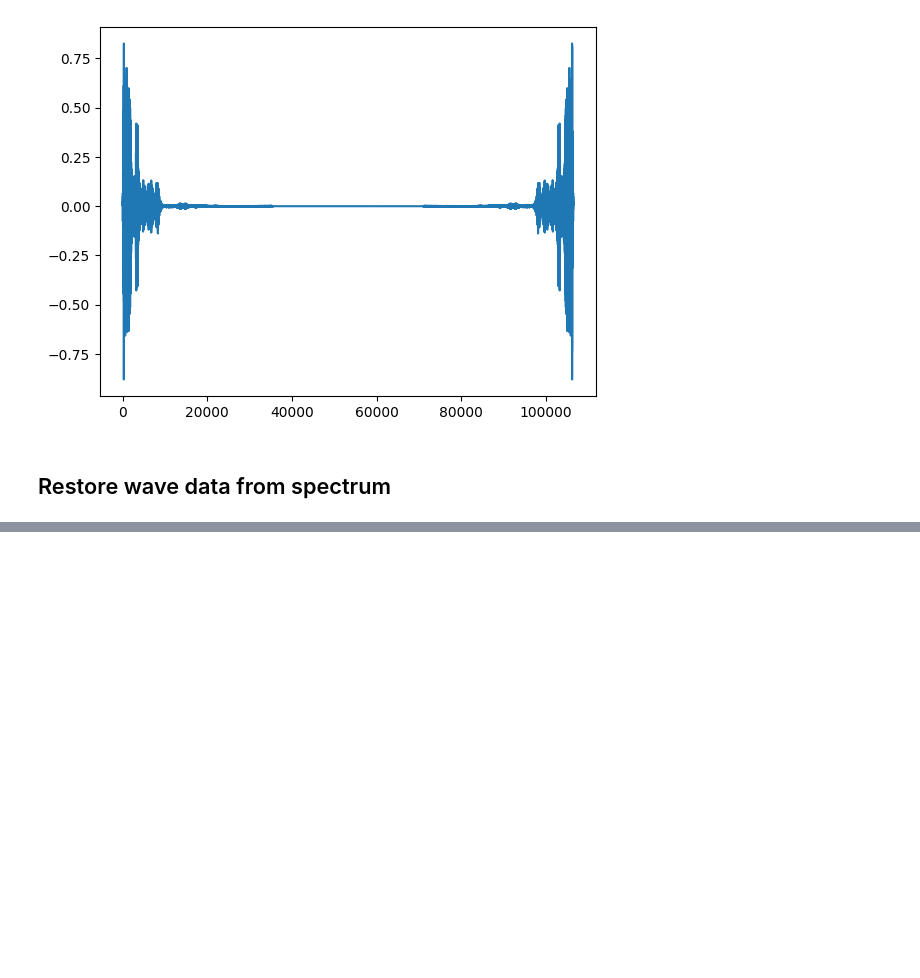
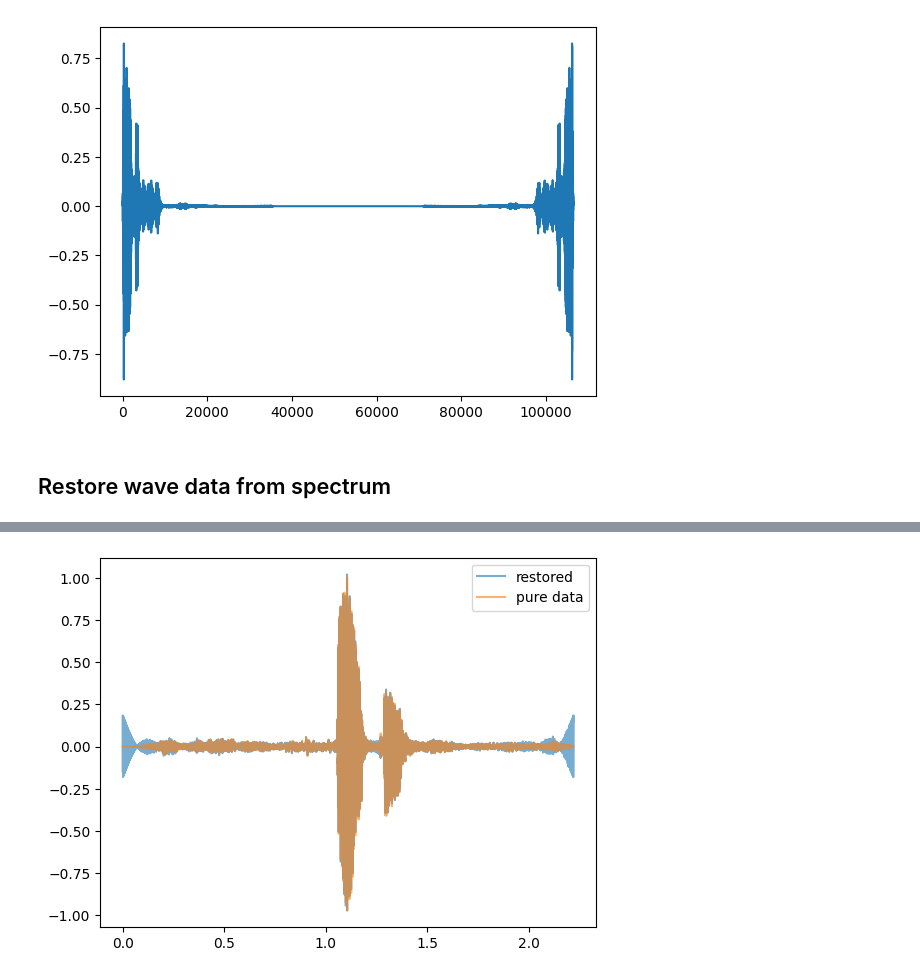
Before and after one commit to genom10/Sensors2023, a Jupyter notebook: HW3/Sensors_HW3_Dmitriev_Egor.ipynb, the cells around one changed output, grey strips where cells are left out. Saved outputs shown, nothing was run; the diff lists cells and outputs as text; code cells hidden in the pictures; blank space fills up the shorter version.

Commit message:
Added comparison plot for final task

```diff
--- a/HW3/Sensors_HW3_Dmitriev_Egor.ipynb
+++ b/HW3/Sensors_HW3_Dmitriev_Egor.ipynb
@@ -156,6 +156,10 @@ plt.plot(spectrum)
 # %%
 ys = ifft(spectrum, norm='ortho')
 restored = Wave(ys, framerate = wave.framerate)
+plt.plot(restored.ts, restored.ys, alpha = 0.6, label = 'restored')
+plt.plot(wave.ts, wave.ys, alpha = 0.6, label = 'pure data')
+plt.legend()
 restored.make_audio()
 # %% [output]
 [interactive output not drawn]
+[figure, added]
```
